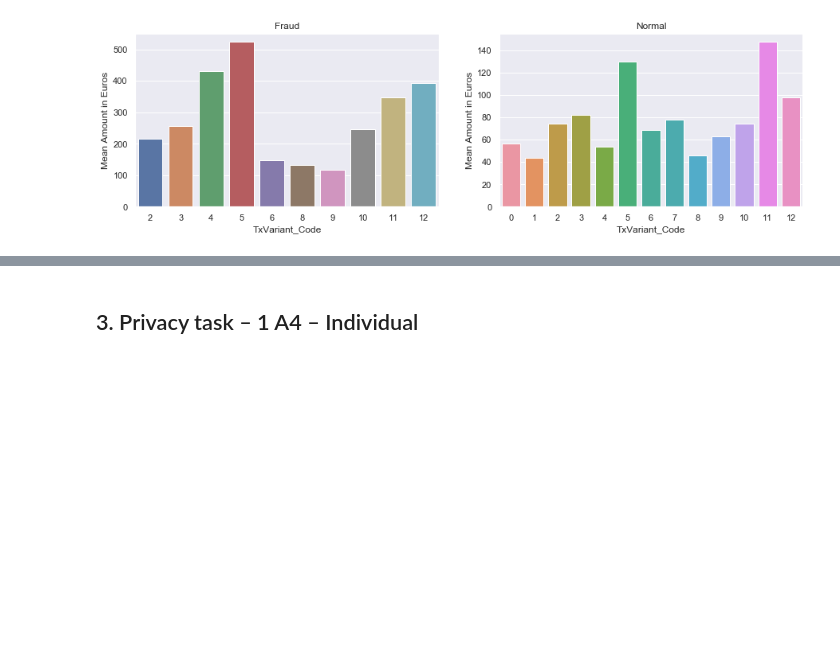
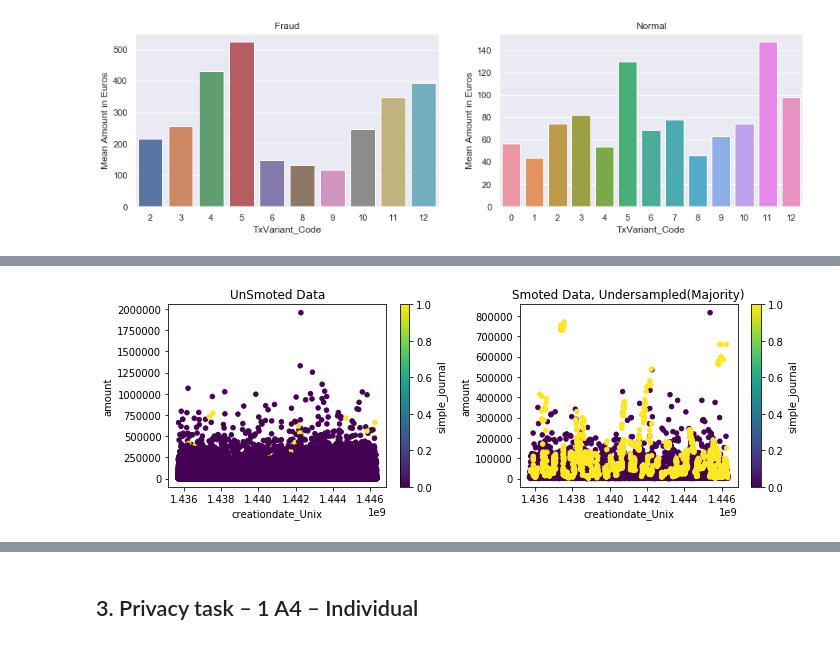
Before and after one commit to adityakunar/cda-2021, a Jupyter notebook: Assignment-1/Lab1_Master.ipynb, the cells around one changed output, grey strips where cells are left out. Saved outputs shown, nothing was run; the diff lists cells and outputs as text; code cells hidden in the pictures; blank space fills up the shorter version.

```diff
--- a/Assignment-1/Lab1_Master.ipynb
+++ b/Assignment-1/Lab1_Master.ipynb
@@ -324,0 +467,25 @@ plt.show()
+# %%
+from sklearn.preprocessing import StandardScaler
+y = df1.drop(['txid', 'bookingdate', 'date', 'creationdate'], axis=1)['simple_journal']
+X = df1.drop(['txid', 'bookingdate', 'date', 'creationdate'], axis=1)
+
+# Train-Test Split
+x_train, x_test, y_train, y_test = train_test_split(X, y, stratify=y, test_size=0.30, random_state=3)
+
+# We will Smote the X_train data
+# 500% or 5 times the minority samples with 2 nearest neighbours
+# Tomek Links not removed if tomek_links is set to false
+smoted_df = smote_wrapper(x_train, N = 500, k = 2, tomek_links = False)
+
+# undersampling will have 'percent' amount of samples of the majority class.
+# 50% implies -> count(minority samples) = 0.5 * count(majority samples)
+smoted_df = downsample_majority_class(smoted_df, percent=20)
+print(smoted_df['simple_journal'].value_counts())
+
+# drop the labels from the training and testing data
+x_train = x_train.drop(['simple_journal'], axis=1)
+x_test = x_test.drop(['simple_journal'], axis=1)
+
+unsmote_scaler = StandardScaler().fit(x_train)
+X_train = unsmote_scaler.transform(x_train)
+X_test = unsmote_scaler.transform(x_test)
@@ -324,0 +504,10 @@ plt.show()
+# %%
+# Scatter Plots to visualize the SMOTE results
+fig, (ax, ax2) = plt.subplots(nrows=1, ncols=2, figsize=(10, 3.5))
+df1.reset_index().plot.scatter(x='creationdate_Unix', y='amount', c='simple_journal', colormap='viridis',
+                               ax=ax, title='UnSmoted Data')
+smoted_df.reset_index().plot.scatter(x='creationdate_Unix', y='amount', c='simple_journal', colormap='viridis',
+                                     ax=ax2, title='Smoted Data, Undersampled(Majority)')
+fig.tight_layout()
+# %% [output]
+[figure, added]
```
Also changed, not shown: parts of 31 cells of this notebook.
